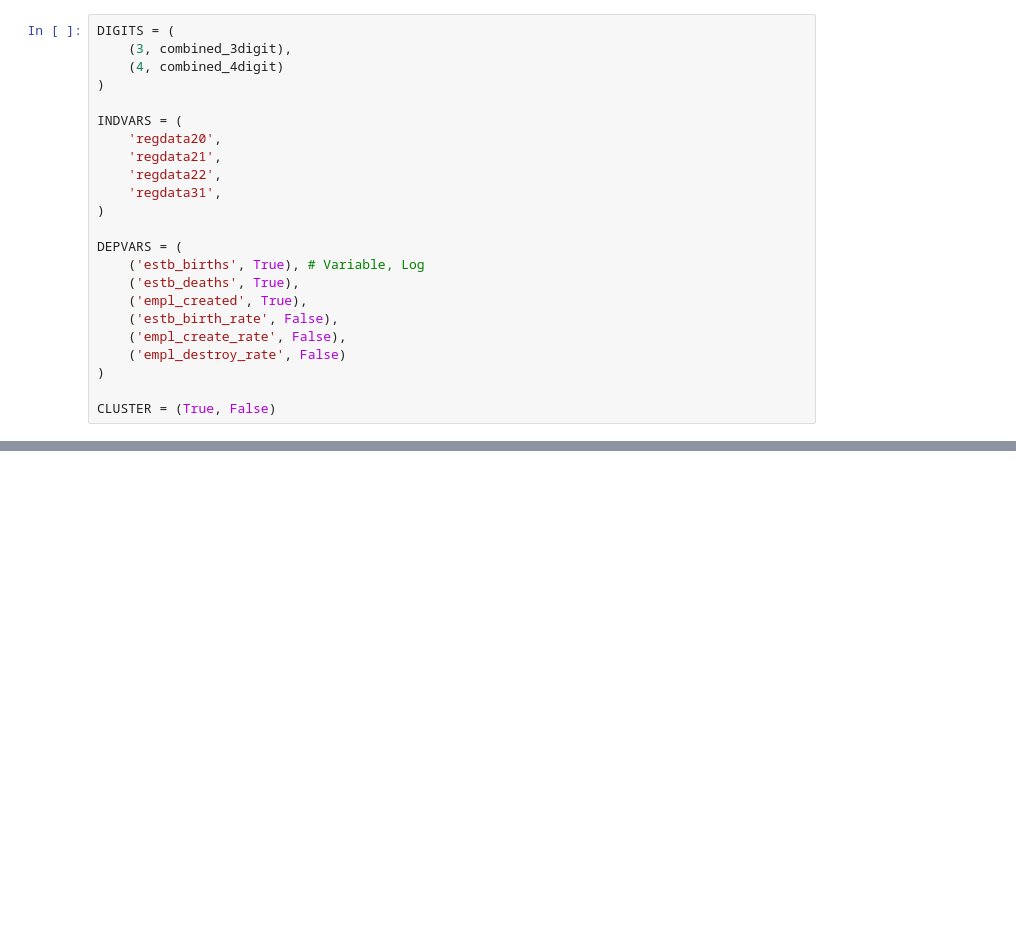
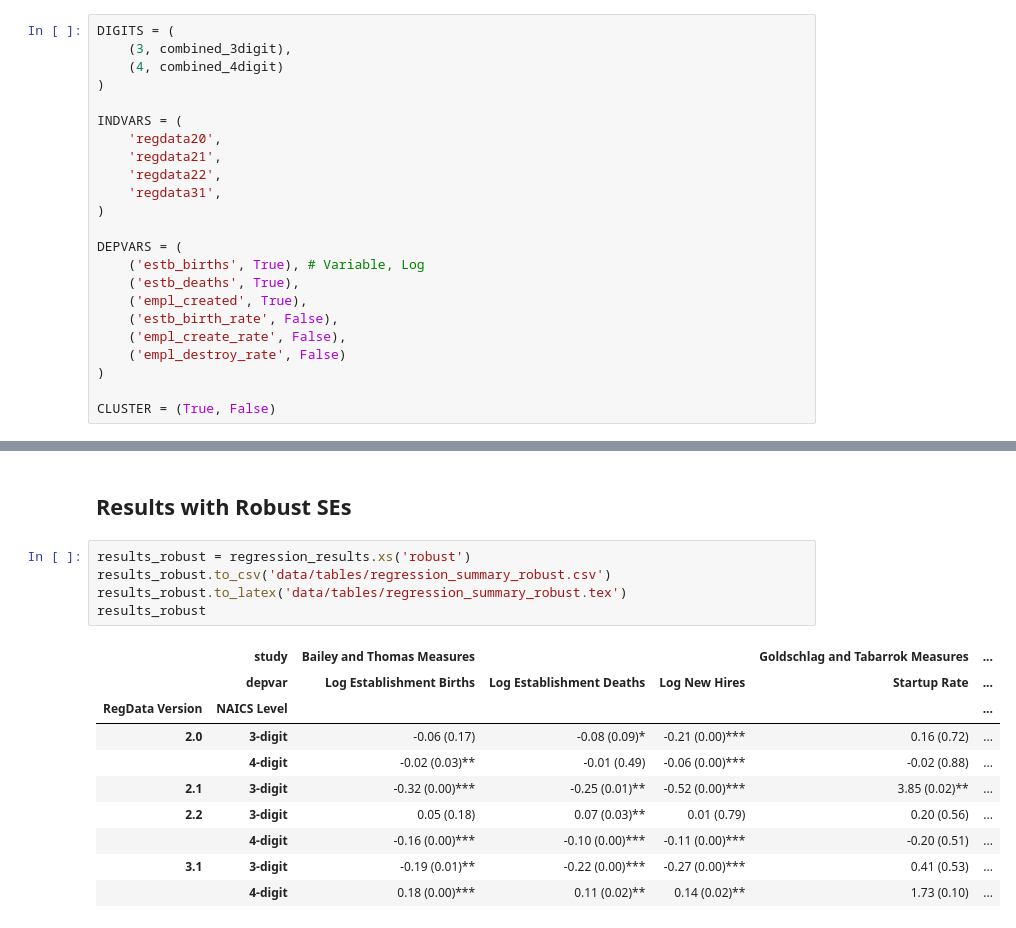
Before and after one commit to fagan2888/dynamism, a Jupyter notebook: Regression.ipynb, the cells around one changed output, grey strips where cells are left out. Cells and saved outputs as stored; diff of their text form; blank space fills up the shorter version.

```diff
--- a/Regression.ipynb
+++ b/Regression.ipynb
@@ -342,0 +255,18 @@ Warnings:
+# %% [markdown]
+## Results with Robust SEs
+# %%
+results_robust = regression_results.xs('robust')
+results_robust.to_csv('data/tables/regression_summary_robust.csv')
+results_robust.to_latex('data/tables/regression_summary_robust.tex')
+results_robust
+# %% [output]
+|  | study | Bailey and Thomas Measures |  |  | Goldschlag and Tabarrok Measures | ... |
+|  | depvar | Log Establishment Births | Log Establishment Deaths | Log New Hires | Startup Rate | ... |
+| RegData Version | NAICS Level |  |  |  |  | ... |
+| 2.0 | 3-digit | -0.06 (0.17) | -0.08 (0.09)* | -0.21 (0.00)*** | 0.16 (0.72) | ... |
+|  | 4-digit | -0.02 (0.03)** | -0.01 (0.49) | -0.06 (0.00)*** | -0.02 (0.88) | ... |
+| 2.1 | 3-digit | -0.32 (0.00)*** | -0.25 (0.01)** | -0.52 (0.00)*** | 3.85 (0.02)** | ... |
+| 2.2 | 3-digit | 0.05 (0.18) | 0.07 (0.03)** | 0.01 (0.79) | 0.20 (0.56) | ... |
+|  | 4-digit | -0.16 (0.00)*** | -0.10 (0.00)*** | -0.11 (0.00)*** | -0.20 (0.51) | ... |
+| 3.1 | 3-digit | -0.19 (0.01)** | -0.22 (0.00)*** | -0.27 (0.00)*** | 0.41 (0.53) | ... |
+|  | 4-digit | 0.18 (0.00)*** | 0.11 (0.02)** | 0.14 (0.02)** | 1.73 (0.10) | ... |
```
Also changed, not shown: parts of 25 cells of this notebook, 12 other files.
